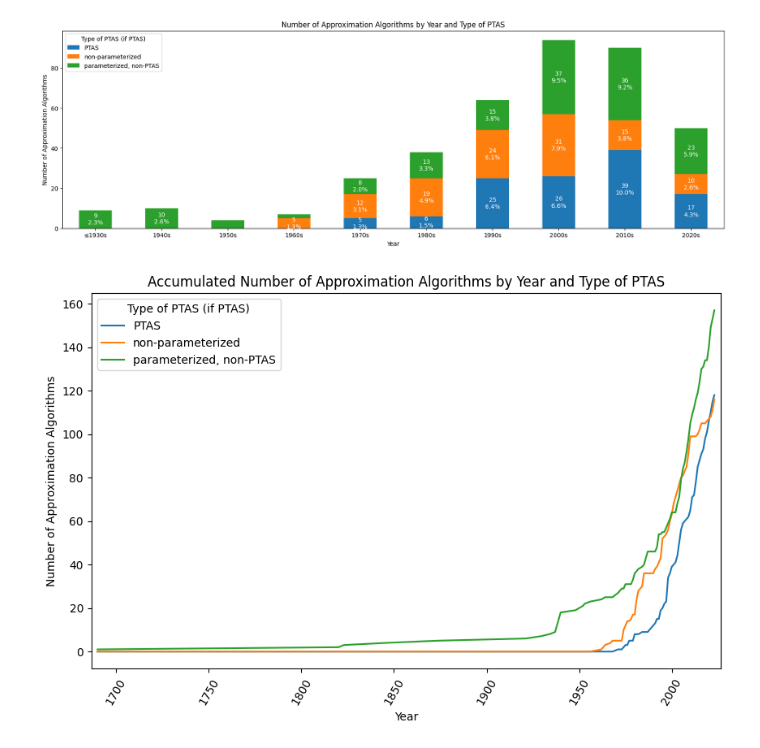
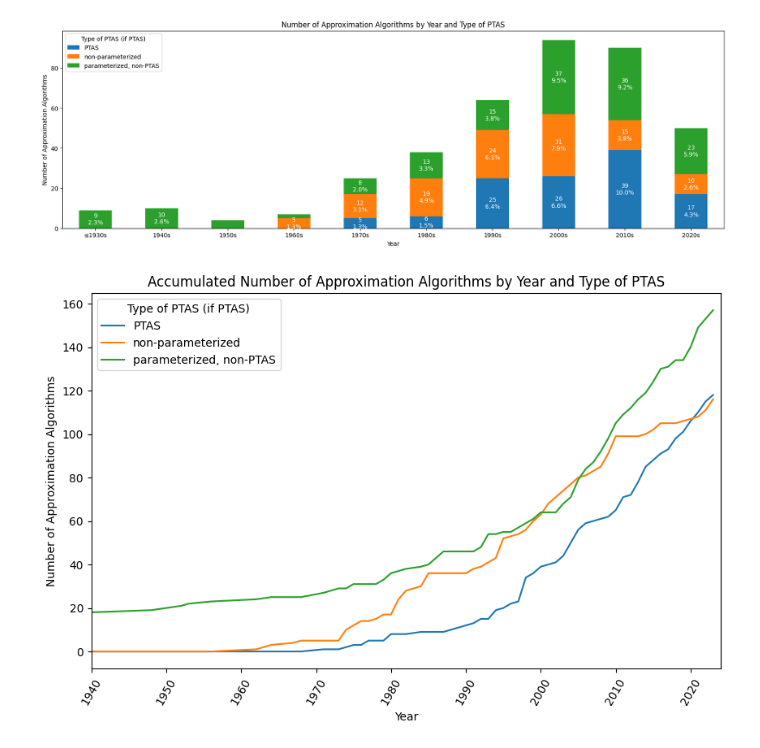
Before and after one commit to andrewlucasgs/approximation-algorithms, a Jupyter notebook: type_of_ptas PTAS merged.ipynb, the cells around one changed output. Saved outputs shown, nothing was run; the diff lists cells and outputs as text; code cells hidden in the pictures.

```diff
--- a/type_of_ptas PTAS merged.ipynb
+++ b/type_of_ptas PTAS merged.ipynb
@@ -343,35 +348,37 @@ plt.show()
 [figure]
 # %%
 # Plot accumulated number of approximation algorithms by year
-data = approximation_algorithms
+data = approximation_algorithms.copy()
+
 
 # remove '?' from 'Type of PTAS (if PTAS)' column
 data['Type of PTAS (if PTAS)'] = data['Type of PTAS (if PTAS)'].str.replace('?', '')
 
 # Merge "FPTAS" and "FPRAS" into "FPTAS"
 data.loc[data['Type of PTAS (if PTAS)'].isin(['FPTAS', 'FPRAS']), 'Type of PTAS (if PTAS)'] = 'FPTAS'
 
 # merge  "EPTAS" and "EPRAS" into "EPTAS"
 data.loc[data['Type of PTAS (if PTAS)'].isin(['EPTAS', 'EPRAS']), 'Type of PTAS (if PTAS)'] = 'EPTAS'
 
 ptas_type_count_per_year = data.groupby(['Year', 'Type of PTAS (if PTAS)']).size().unstack(fill_value=0)
 
 # accumulated number of each type of PTAS per year
 ptas_type_count_per_year = ptas_type_count_per_year.cumsum()
 
 fig, ax = plt.subplots()
 ptas_type_count_per_year.plot(kind='line', ax=ax)
 # set figure size
 fig.set_size_inches(10, 6)
 plt.xticks(rotation=60)
+plt.xlim(1940, 2024)
 
 plt.margins(x=0.01)
 
 ax.set_xlabel('Year')
 ax.set_ylabel('Number of Approximation Algorithms')
 ax.set_title('Accumulated Number of Approximation Algorithms by Year and Type of PTAS')
 plt.show()
 # %% [output]
-[figure, old version]
+[figure, new version]
 # %%
 # Plot accumulated number of approximation algorithms by year
```
Also changed, not shown: parts of 7 cells of this notebook, 3 other files.
